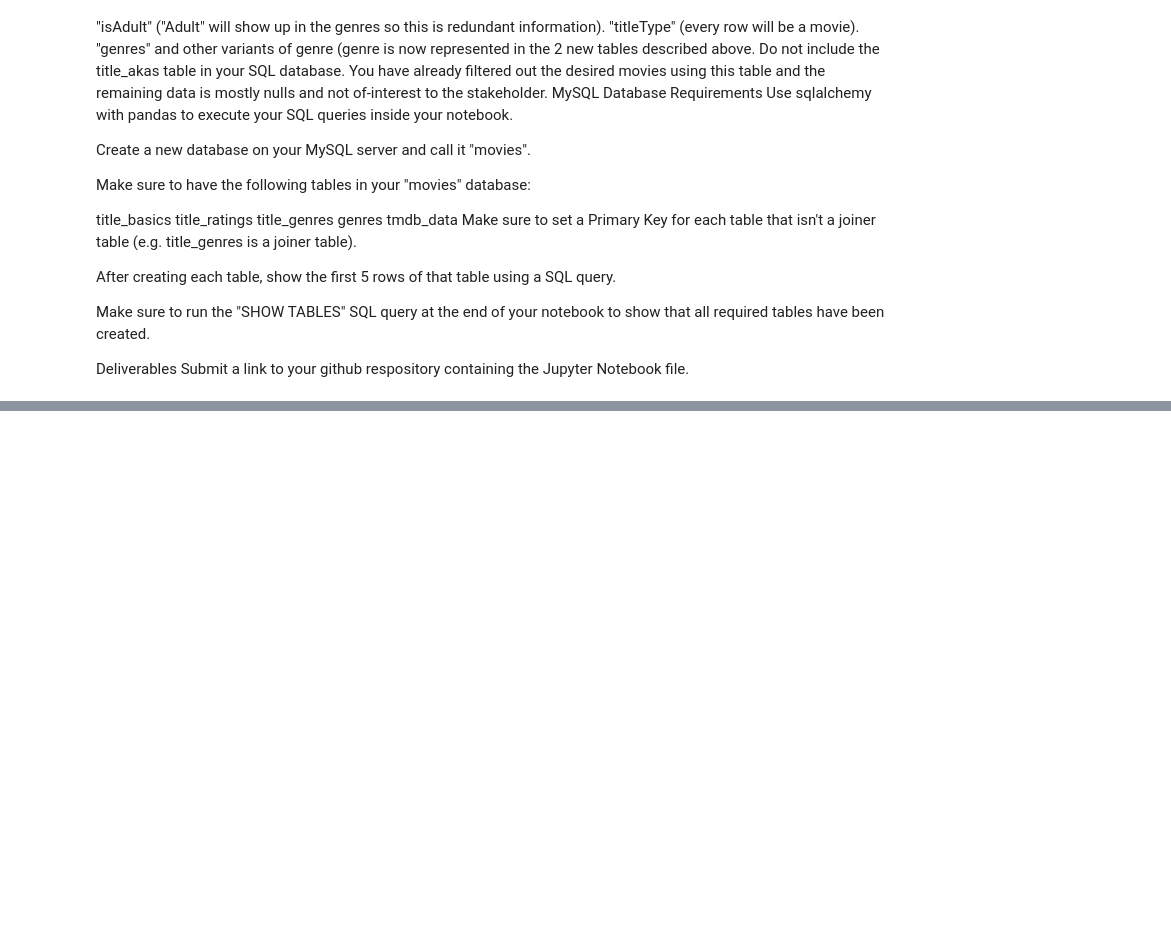
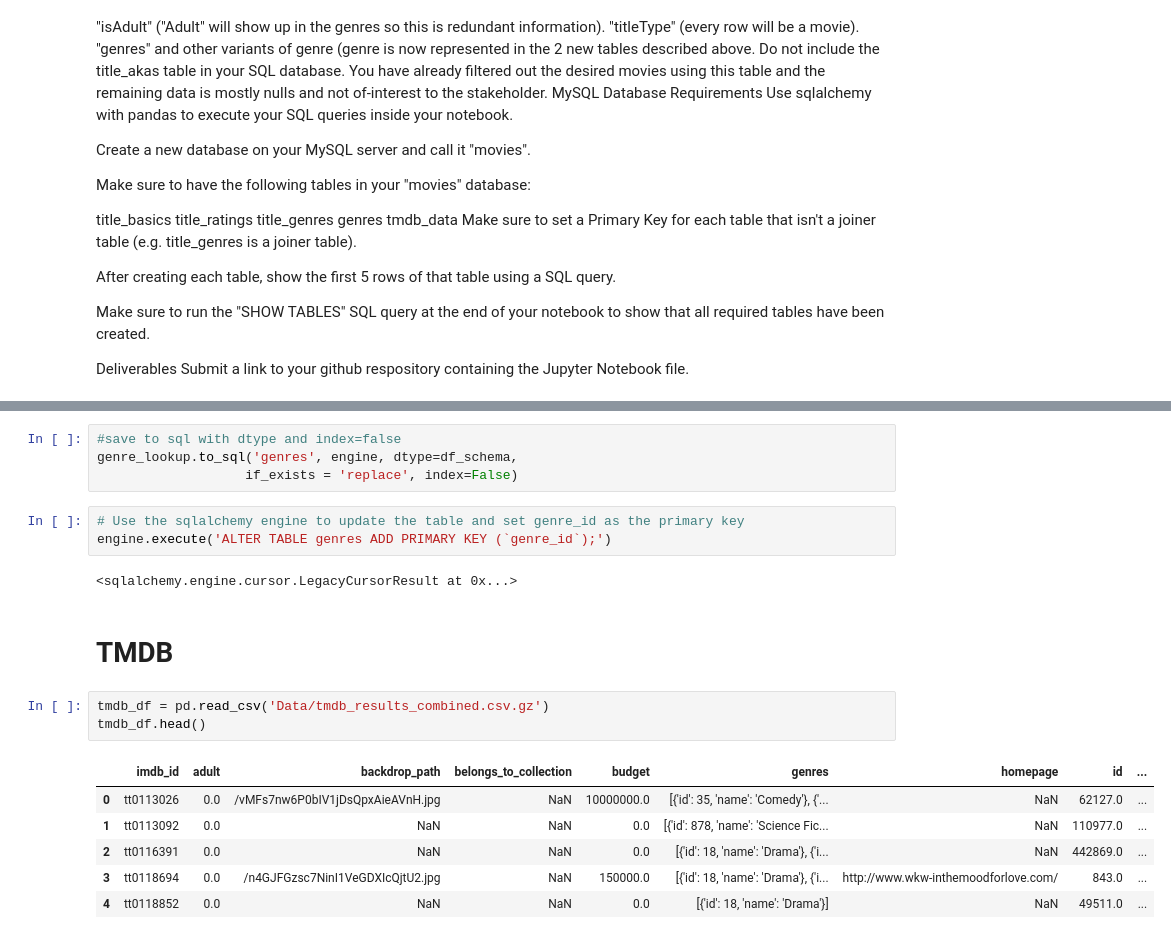
Before and after one commit to MentalTorque/Staich-DE-MovieMagic, a Jupyter notebook: Project 3.3 (Core).ipynb, the cells around one changed output, grey strips where cells are left out. Drawn from its saved outputs; the diff is of its cells as text; blank space fills up the shorter version.

```diff
--- a/Project 3.3 (Core).ipynb
+++ b/Project 3.3 (Core).ipynb
@@ -57,0 +357,21 @@ Submit a link to your github respository containing the Jupyter Notebook file.
+# %%
+#save to sql with dtype and index=false
+genre_lookup.to_sql('genres', engine, dtype=df_schema,
+                   if_exists = 'replace', index=False)
+# %%
+# Use the sqlalchemy engine to update the table and set genre_id as the primary key
+engine.execute('ALTER TABLE genres ADD PRIMARY KEY (`genre_id`);')
+# %% [output]
+<sqlalchemy.engine.cursor.LegacyCursorResult at 0x...>
+# %% [markdown]
+# TMDB
+# %%
+tmdb_df = pd.read_csv('Data/tmdb_results_combined.csv.gz')
+tmdb_df.head()
+# %% [output]
+|  | imdb_id | adult | backdrop_path | belongs_to_collection | budget | genres | homepage | id | ... |
+| 0 | tt0113026 | 0.0 | /vMFs7nw6P0bIV1jDsQpxAieAVnH.jpg | NaN | 10000000.0 | [{'id': 35, 'name': 'Comedy'}, {'... | NaN | 62127.0 | ... |
+| 1 | tt0113092 | 0.0 | NaN | NaN | 0.0 | [{'id': 878, 'name': 'Science Fic... | NaN | 110977.0 | ... |
+| 2 | tt0116391 | 0.0 | NaN | NaN | 0.0 | [{'id': 18, 'name': 'Drama'}, {'i... | NaN | 442869.0 | ... |
+| 3 | tt0118694 | 0.0 | /n4GJFGzsc7NinI1VeGDXIcQjtU2.jpg | NaN | 150000.0 | [{'id': 18, 'name': 'Drama'}, {'i... | http://www.wkw-inthemoodforlove.com/ | 843.0 | ... |
+| 4 | tt0118852 | 0.0 | NaN | NaN | 0.0 | [{'id': 18, 'name': 'Drama'}] | NaN | 49511.0 | ... |
```
Also changed, not shown: parts of 44 cells of this notebook, 6 other files.
